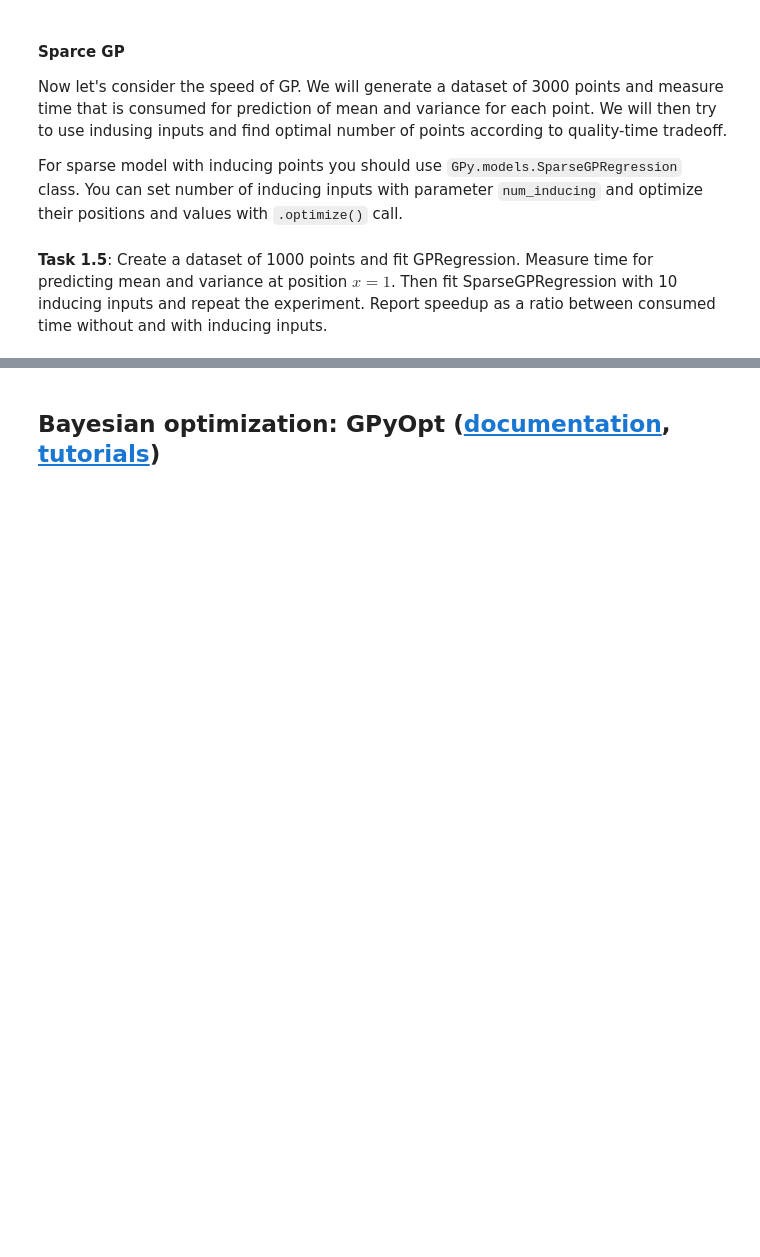
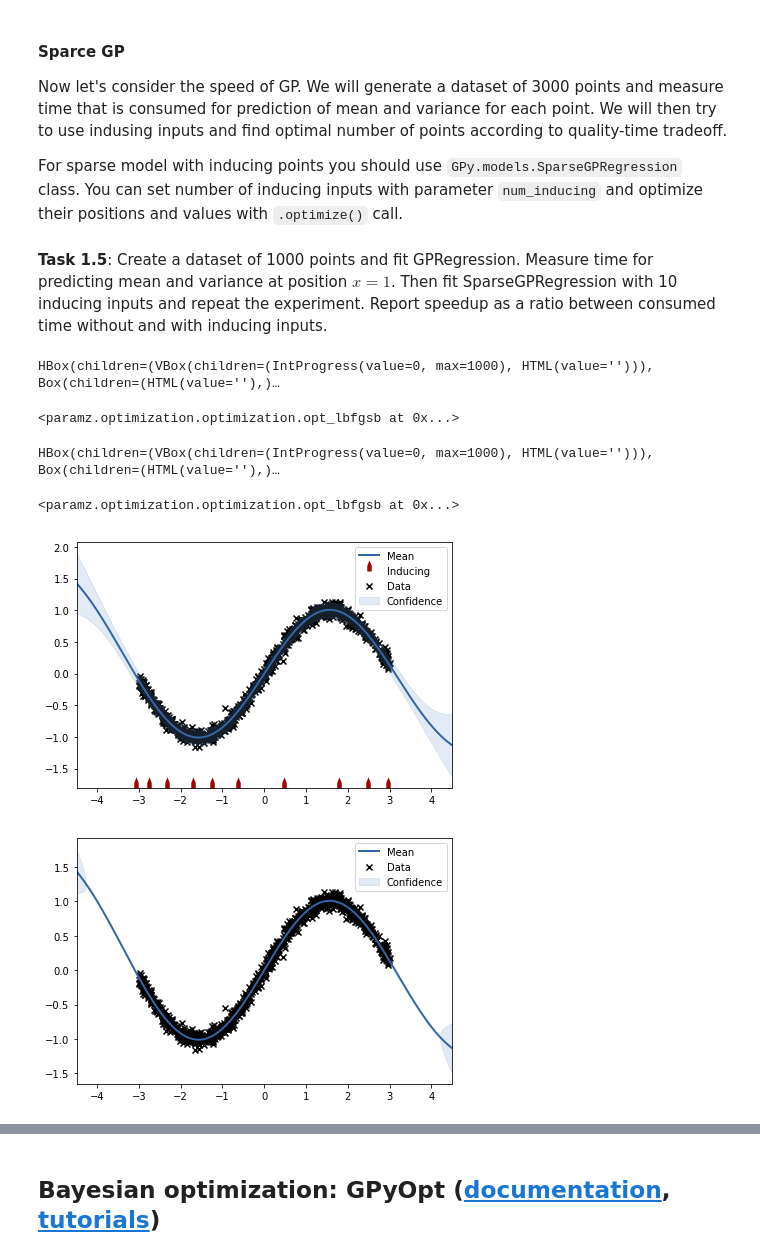
Before and after one commit to ishaanb92/BayesianML, a Jupyter notebook: week_6/week_6.ipynb, the cells around one changed output, grey strips where cells are left out. Drawn from its saved outputs; the diff is of its cells as text; code cells hidden in the pictures; blank space fills up the shorter version.

```diff
--- a/week_6/week_6.ipynb
+++ b/week_6/week_6.ipynb
@@ -173,0 +172,8 @@ X, y = generate_points(1000)
+# %%
+#Fit the full GP
+X, y = generate_points(1000)
+model = GPy.models.GPRegression(X,y,kernel)
+model.optimize(messages=True)
+# %% [output]
+HBox(children=(VBox(children=(IntProgress(value=0, max=1000), HTML(value=''))), Box(children=(HTML(value=''),)…
+<paramz.optimization.optimization.opt_lbfgsb at 0x...>
@@ -174,3 +187,10 @@ X, y = generate_points(1000)
+# %%
+#Fit Sparse GP with 10 inducing inputs
+model_sp = GPy.models.SparseGPRegression(X,y,kernel=kernel,num_inducing=10)
+model_sp.optimize(messages=True)
+# %% [output]
+HBox(children=(VBox(children=(IntProgress(value=0, max=1000), HTML(value=''))), Box(children=(HTML(value=''),)…
+<paramz.optimization.optimization.opt_lbfgsb at 0x...>
 # %%
 start = time.time()
 ### YOUR CODE HERE
@@ -182,5 +199,9 @@ time_sgp = time.time()-start
 # %%
+model_sp.plot()
 model.plot()
 plt.show()
+# %% [output]
+[figure, added]
+[figure, added]
 # %%
 grader.submit_GPy_5(time_gp / time_sgp)
```
Also changed, not shown: parts of 5 cells of this notebook.
